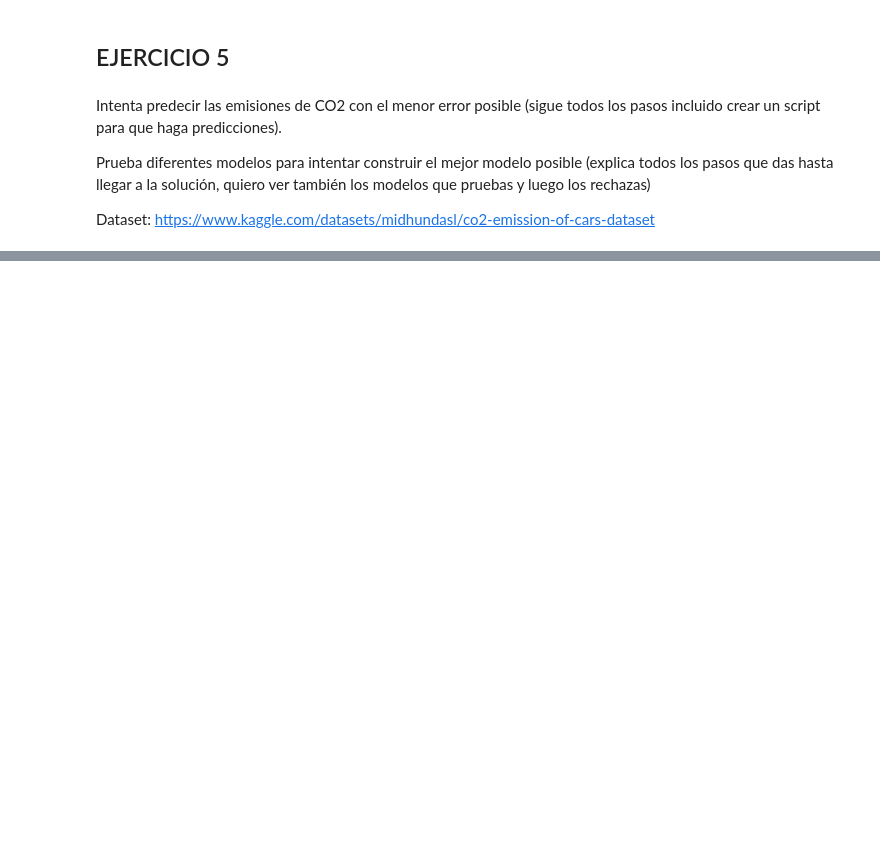
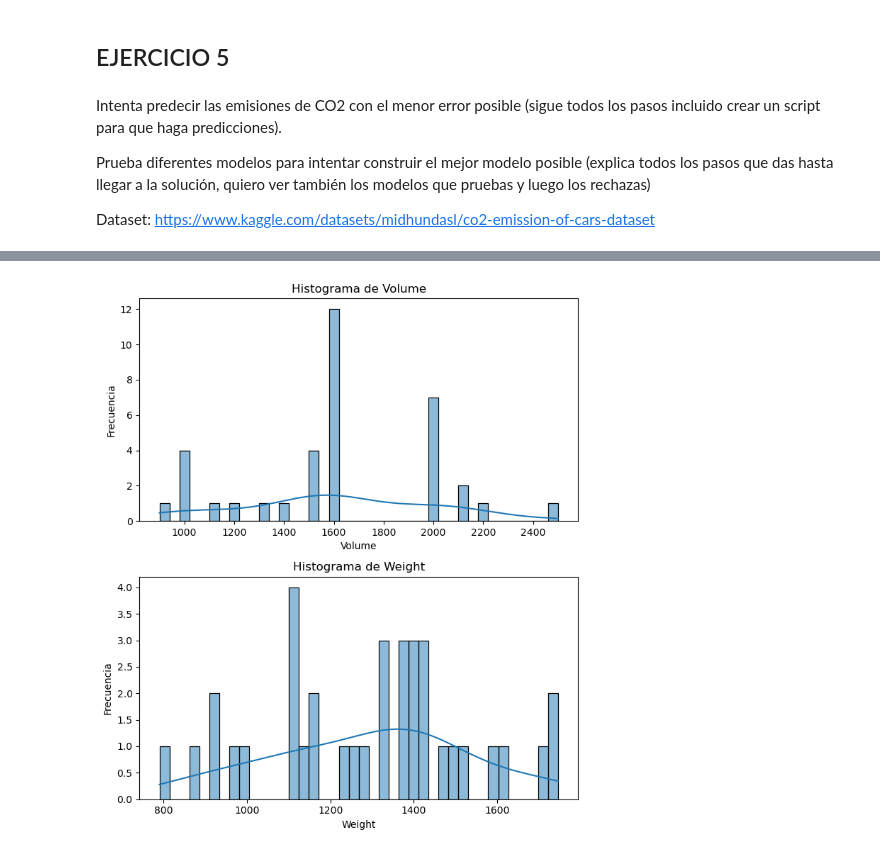
Before and after one commit to Mario-Lopez-Gonzalez/Python_clase, a Jupyter notebook: SAPA/Ejercicios/2_11Ejercicios.ipynb, the cells around one changed output, grey strips where cells are left out. Saved outputs shown, nothing was run; the diff lists cells and outputs as text; code cells hidden in the pictures; blank space fills up the shorter version.

```diff
--- a/SAPA/Ejercicios/2_11Ejercicios.ipynb
+++ b/SAPA/Ejercicios/2_11Ejercicios.ipynb
@@ -316,3 +605,10 @@ Intenta predecir las emisiones de CO2 con el menor error posible (sigue todos lo
 Prueba diferentes modelos para intentar construir el mejor modelo posible (explica todos los pasos que das hasta llegar a la solución, quiero ver también los modelos que pruebas y luego los rechazas)
 
 Dataset: https://www.kaggle.com/datasets/midhundasl/co2-emission-of-cars-dataset
+# %%
+# Cargamos el dataset descargado porque no me voy a poner con la API de Kaggle
+co2 = pd.read_csv("./datos/CO2.csv")
+
+# Extraemos caracteristicas del target (CO2)
+X = co2.drop('CO2', axis=1)
+y = co2['CO2']
@@ -318,0 +641,4 @@ Dataset: https://www.kaggle.com/datasets/midhundasl/co2-emission-of-cars-dataset
+# %%
+# Quitamos Unnamed: 5
+X.drop("Unnamed: 5", axis=1, inplace=True)
+X.info()
@@ -318,0 +701,22 @@ Dataset: https://www.kaggle.com/datasets/midhundasl/co2-emission-of-cars-dataset
+# %%
+# Crear la cuadrícula de subplots 2x1
+fig, axes = plt.subplots(2, 1, figsize=(7, 8))  # Tamaño de la figura ajustado
+axes = axes.flatten()  # Aplanar el arreglo de ejes para un acceso más fácil
+
+# Graficar volume
+sns.histplot(data=X, x="Volume", bins=40, kde=True, ax=axes[0])
+axes[0].set_title(f'Histograma de {"Volume"}')
+axes[0].set_xlabel("Volume")
+axes[0].set_ylabel('Frecuencia')
+
+# Graficar weight
+sns.histplot(data=X, x="Weight", bins=40, kde=True, ax=axes[1])
+axes[1].set_title(f'Histograma de {"Weight"}')
+axes[1].set_xlabel("Weight")
+axes[1].set_ylabel('Frecuencia')
+
+# Ajustar el diseño para evitar solapamientos
+plt.tight_layout()
+plt.show()
+# %% [output]
+[figure, added]
```
Also changed, not shown: parts of 30 cells of this notebook, 3 other files.
